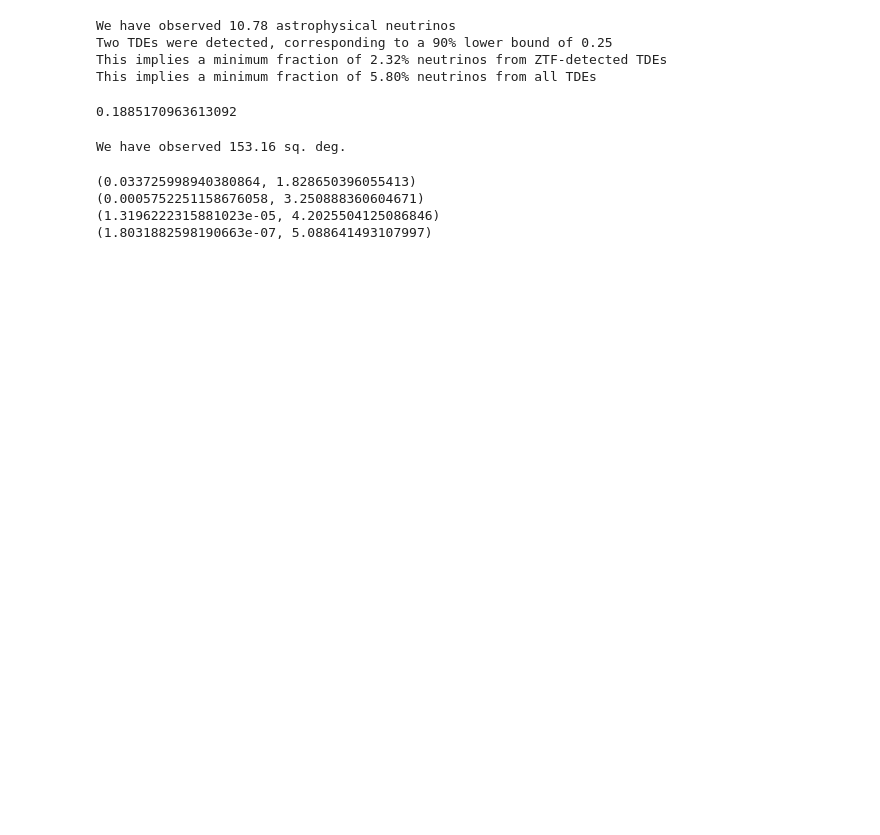
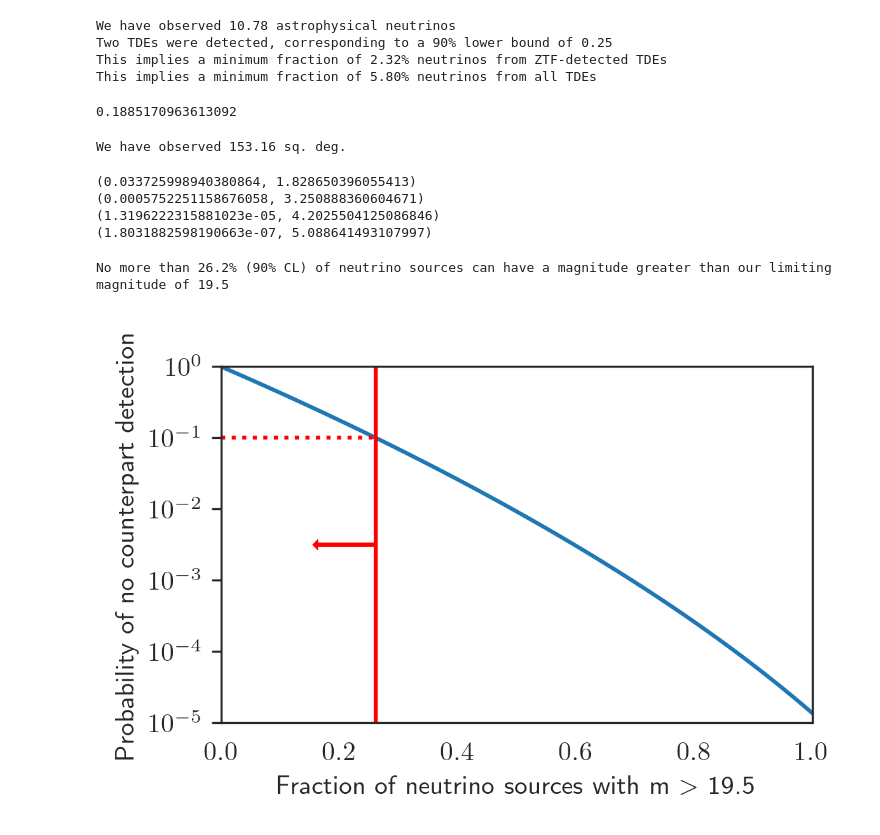
Before and after one commit to robertdstein/nuztfpaper, a Jupyter notebook: ztf_nu_stats.ipynb, the cells around one changed output. Saved outputs shown, nothing was run; the diff lists cells and outputs as text; code cells hidden in the pictures; blank space fills up the shorter version.

Commit message:
Set limits

```diff
--- a/ztf_nu_stats.ipynb
+++ b/ztf_nu_stats.ipynb
@@ -606,0 +608,67 @@ print(nexp_convert(n_exp*0.3, n_det=3))
+# %%
+p_spatial = 0.9 * (obs["Observed area (corrected for chip gaps)"]/obs['Area (rectangle)'])
+
+s = np.array(obs["Signalness"])
+s[np.isnan(s)] = 0.5
+
+p_det = np.array(p_spatial * s).reshape(len(s), 1)
+
+def p_no(f):
+
+    p_no_i = np.ones_like(f) - p_det*f
+
+    p_no_all = np.ones_like(f)
+    for x in p_no_i:
+        p_no_all *= x.T
+    return p_no_all
+
+x = np.linspace(0., 1., 101)
+y = p_no(x)
+
+# from scipy.interpolate import interp1d
+
+f = interp1d(y, x)
+
+cl = 0.9
+
+ul = f(1.-cl)
+
+print(f"No more than {ul*100.:.1f}% (90% CL) of neutrino sources can have a magnitude greater than our limiting magnitude of {lim_mag:.1f}")
+# %% [output]
+No more than 26.2% (90% CL) of neutrino sources can have a magnitude greater than our limiting magnitude of 19.5
+# %%
+plt.figure(figsize=(base_width, base_height), dpi=dpi)
+
+ax = plt.subplot(111)
+
+plt.plot(x, y)
+plt.axvline(ul, color="r")
+plt.plot([0.0, ul], [1.-cl, 1.-cl], color='r', linestyle=":")
+plt.xlim(0.0, 1.0)
+plt.yscale("log")
+
+yticks = np.logspace(-5, 0, 6)
+
+plt.ylim(yticks[0], yticks[-1])
+plt.yticks(yticks)
+
+plt.tick_params(axis='both', which='major', labelsize=big_fontsize)
+
+plt.xlabel(f"Fraction of neutrino sources with m $>$ {lim_mag:.1f}", fontsize=big_fontsize)
+plt.ylabel("Probability of no counterpart detection", fontsize=big_fontsize)
+
+ax2 = ax.twinx()
+
+w = 0.3
+
+plt.arrow(ul, 0.5, -0.1, 0.0, color="r")
+plt.ylim(0.0 + w, 1.0 - w)
+ax2.set_axis_off()
+
+filename = "limit_app_mag.pdf"
+
+output_path = os.path.join(output_folder, filename)
+plt.savefig(f"plots/{filename}")
+plt.savefig(output_path, bbox_inches='tight', pad_inches=0)
+# %% [output]
+[figure, added]
```
Also changed, not shown: parts of 4 cells of this notebook, 6 other files.
